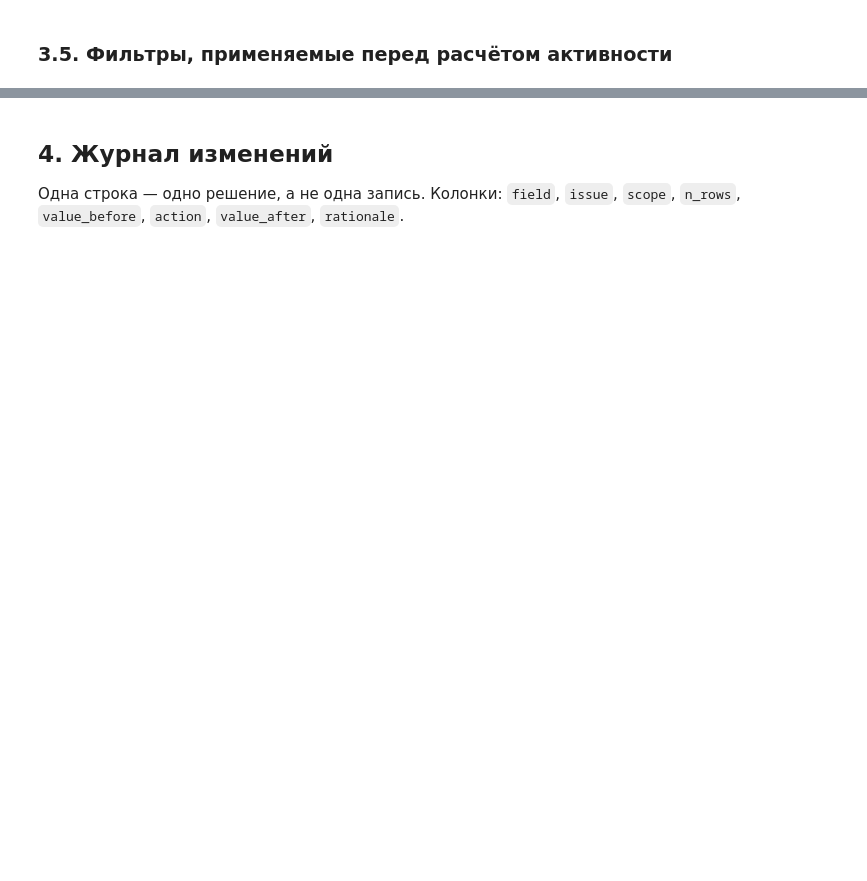
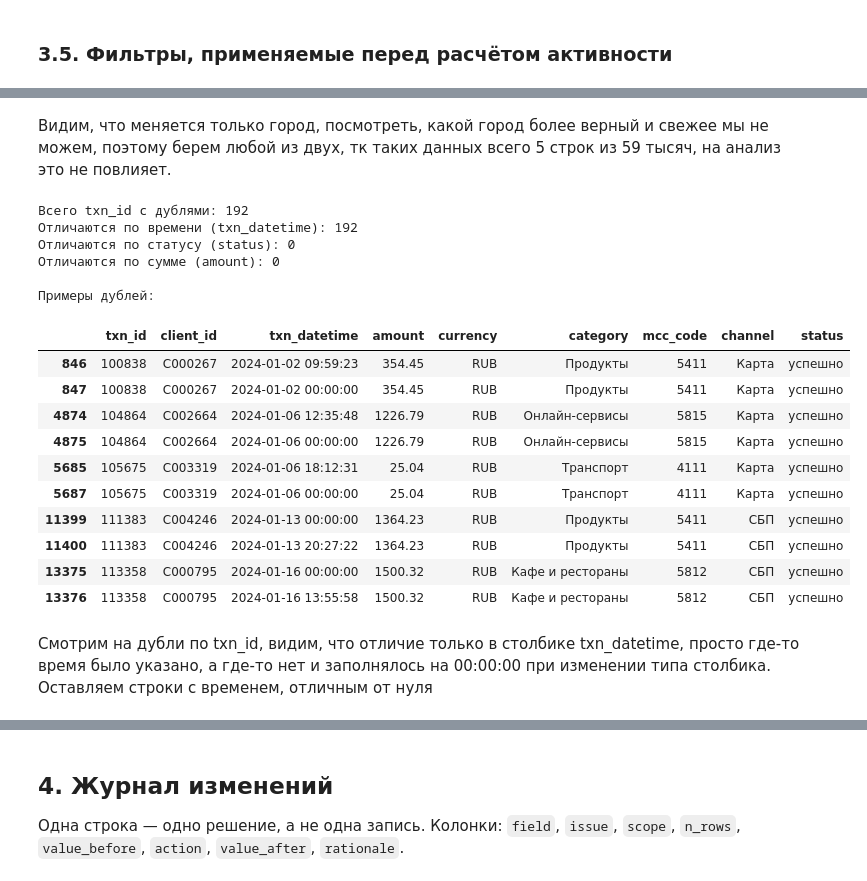
Before and after one commit to sonestos/Nikitenko_Sofya_Lab1, a Jupyter notebook: 01_analysis.ipynb, the cells around one changed output, grey strips where cells are left out. Cells and saved outputs as stored; diff of their text form; code cells hidden in the pictures; blank space fills up the shorter version.

```diff
--- a/01_analysis.ipynb
+++ b/01_analysis.ipynb
@@ -585,0 +595,16 @@ clients['monthly_income'] = clients['monthly_income'].fillna(income_median_by_gr
+# %%
+before = len(txn)
+print(f"Было транзакций: {before}")
+
+# Ищем и удаляем операции раньше открытия карты
+temp_check = txn[['txn_id', 'client_id', 'txn_datetime']].merge(
+    clients[['client_id', 'card_open_date']].drop_duplicates('client_id'),
+    on='client_id', how='inner'
+)
+
+bad_txn_ids = temp_check[temp_check['txn_datetime'] < temp_check['card_open_date']]['txn_id']
+
+txn = txn[~txn['txn_id'].isin(bad_txn_ids)].copy()
+
+print(f"Удалено операций: {len(bad_txn_ids)}")
+print(f"Осталось после удаления операций раньше создания карты: {len(txn)}")
@@ -585,0 +656,39 @@ clients['monthly_income'] = clients['monthly_income'].fillna(income_median_by_gr
+# %% [markdown]
+Видим, что меняется только город, посмотреть, какой город более верный и свежее мы не можем, поэтому берем любой из двух, тк таких данных всего 5 строк из 59 тысяч, на анализ это не повлияет.
+# %%
+dup_txn = txn[txn.duplicated(subset=['txn_id'], keep=False)].copy()
+
+txn_compare = dup_txn.groupby('txn_id').agg(
+    count=('txn_id', 'size'),
+    unique_dates=('txn_datetime', 'nunique'),
+    unique_statuses=('status', 'nunique'),
+    unique_amounts=('amount', 'nunique')
+)
+
+print(f"Всего txn_id с дублями: {len(txn_compare)}")
+print(f"Отличаются по времени (txn_datetime): {(txn_compare['unique_dates'] > 1).sum()}")
+print(f"Отличаются по статусу (status): {(txn_compare['unique_statuses'] > 1).sum()}")
+print(f"Отличаются по сумме (amount): {(txn_compare['unique_amounts'] > 1).sum()}")
+
+print("\nПримеры дублей:")
+display(dup_txn.sort_values('txn_id').head(10))
+# %% [output]
+Всего txn_id с дублями: 192
+Отличаются по времени (txn_datetime): 192
+Отличаются по статусу (status): 0
+Отличаются по сумме (amount): 0
+
+Примеры дублей:
+|  | txn_id | client_id | txn_datetime | amount | currency | category | mcc_code | channel | status |
+| 846 | 100838 | C000267 | 2024-01-02 09:59:23 | 354.45 | RUB | Продукты | 5411 | Карта | успешно |
+| 847 | 100838 | C000267 | 2024-01-02 00:00:00 | 354.45 | RUB | Продукты | 5411 | Карта | успешно |
+| 4874 | 104864 | C002664 | 2024-01-06 12:35:48 | 1226.79 | RUB | Онлайн-сервисы | 5815 | Карта | успешно |
+| 4875 | 104864 | C002664 | 2024-01-06 00:00:00 | 1226.79 | RUB | Онлайн-сервисы | 5815 | Карта | успешно |
+| 5685 | 105675 | C003319 | 2024-01-06 18:12:31 | 25.04 | RUB | Транспорт | 4111 | Карта | успешно |
+| 5687 | 105675 | C003319 | 2024-01-06 00:00:00 | 25.04 | RUB | Транспорт | 4111 | Карта | успешно |
+| 11399 | 111383 | C004246 | 2024-01-13 00:00:00 | 1364.23 | RUB | Продукты | 5411 | СБП | успешно |
+| 11400 | 111383 | C004246 | 2024-01-13 20:27:22 | 1364.23 | RUB | Продукты | 5411 | СБП | успешно |
+| 13375 | 113358 | C000795 | 2024-01-16 00:00:00 | 1500.32 | RUB | Кафе и рестораны | 5812 | СБП | успешно |
+| 13376 | 113358 | C000795 | 2024-01-16 13:55:58 | 1500.32 | RUB | Кафе и рестораны | 5812 | СБП | успешно |
+# %% [markdown]
+Смотрим на дубли по txn_id, видим, что отличие только в столбике txn_datetime, просто где-то время было указано, а где-то нет и заполнялось на 00:00:00 при изменении типа столбика. Оставляем строки с временем, отличным от нуля
```
Also changed, not shown: parts of 35 cells of this notebook.
